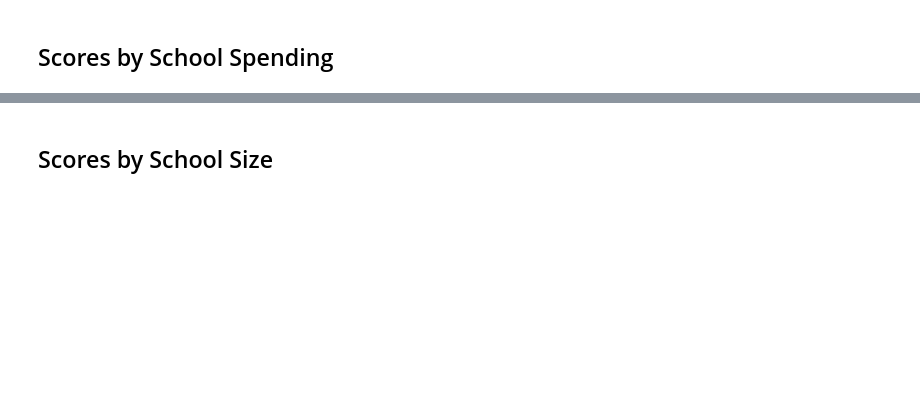
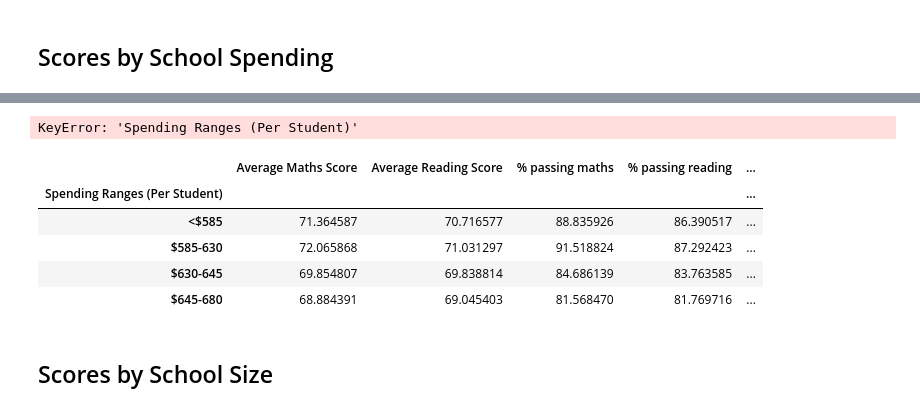
Before and after one commit to sherhwan/panda-challenge, a Jupyter notebook: PyCitySchools/Starter_Code/PyCitySchools/Resources/HAN WANG PyCitySchools_starter.ipynb, the cells around one changed output, grey strips where cells are left out. Drawn from its saved outputs; the diff is of its cells as text; code cells hidden in the pictures; blank space fills up the shorter version.

```diff
--- a/PyCitySchools/Starter_Code/PyCitySchools/Resources/HAN WANG PyCitySchools_starter.ipynb
+++ b/PyCitySchools/Starter_Code/PyCitySchools/Resources/HAN WANG PyCitySchools_starter.ipynb
@@ -325,4 +387,5 @@ group_names = ["<$585", "$585-630", "$630-645", "$645-680"]
 # %%
 # Create a copy of the school summary since it has the "Per Student Budget"
 #  This step can be skipped but its best to make a copy.
-school_spending_df = per_school_summary
+school_spending_df = per_school_summary.copy()
+school_spending_df
@@ -329,4 +410,6 @@ school_spending_df = per_school_summary
 # %%
 # Categorise spending based on the bins.
-school_spending_df["Spending Ranges (Per Student)"] =
+school_spending_df["Spending Ranges(Per Student)"] = pd.cut(
+    per_school_capita, spending_bins, labels = group_names
+)
 school_spending_df
@@ -333,16 +434,32 @@ school_spending_df
 # %%
 #  Calculate averages for the desired columns.
-spending_maths_scores = school_spending_df.groupby(["Spending Ranges (Per Student)"])["Average Maths Score"].mean()
-spending_reading_scores = school_spending_df.groupby(["Spending Ranges (Per Student)"])["Average Reading Score"].mean()
-spending_passing_maths = school_spending_df.groupby(["Spending Ranges (Per Student)"])["% Passing Maths"].mean()
-spending_passing_reading = school_spending_df.groupby(["Spending Ranges (Per Student)"])["% Passing Reading"].mean()
-overall_passing_spending = school_spending_df.groupby(["Spending Ranges (Per Student)"])["% Overall Passing"].mean()
+spending_maths_scores = school_spending_df.groupby(["Spending Ranges (Per Student)"])["Average Score Maths"].mean()
+spending_reading_scores = school_spending_df.groupby(["Spending Ranges (Per Student)"])["Average Score Reading"].mean()
+spending_passing_maths = school_spending_df.groupby(["Spending Ranges (Per Student)"])["Percentage Pass Rates maths per school"].mean()
+spending_passing_reading = school_spending_df.groupby(["Spending Ranges (Per Student)"])["Percentage Pass Rates reading per school"].mean()
+overall_passing_spending = school_spending_df.groupby(["Spending Ranges (Per Student)"])["Percentage Pass Rates overall per school"].mean()
+# %% [output]
+KeyError: 'Spending Ranges (Per Student)'
 # %%
 # Assemble into DataFrame
-spending_summary =
+spending_summary = pd.DataFrame({
+    "Average Maths Score": spending_maths_scores,
+    "Average Reading Score": spending_reading_scores,
+    "% passing maths": spending_passing_maths,
+    "% passing reading": spending_passing_reading,
+    "% overall passing": overall_passing_spending
+})
+
 
 # Display results
 spending_summary
+# %% [output]
+|  | Average Maths Score | Average Reading Score | % passing maths | % passing reading | ... |
+| Spending Ranges (Per Student) |  |  |  |  | ... |
+| <$585 | 71.364587 | 70.716577 | 88.835926 | 86.390517 | ... |
+| $585-630 | 72.065868 | 71.031297 | 91.518824 | 87.292423 | ... |
+| $630-645 | 69.854807 | 69.838814 | 84.686139 | 83.763585 | ... |
+| $645-680 | 68.884391 | 69.045403 | 81.568470 | 81.769716 | ... |
 # %% [markdown]
 ## Scores by School Size
 # %%
```
Also changed, not shown: parts of 11 cells of this notebook.
